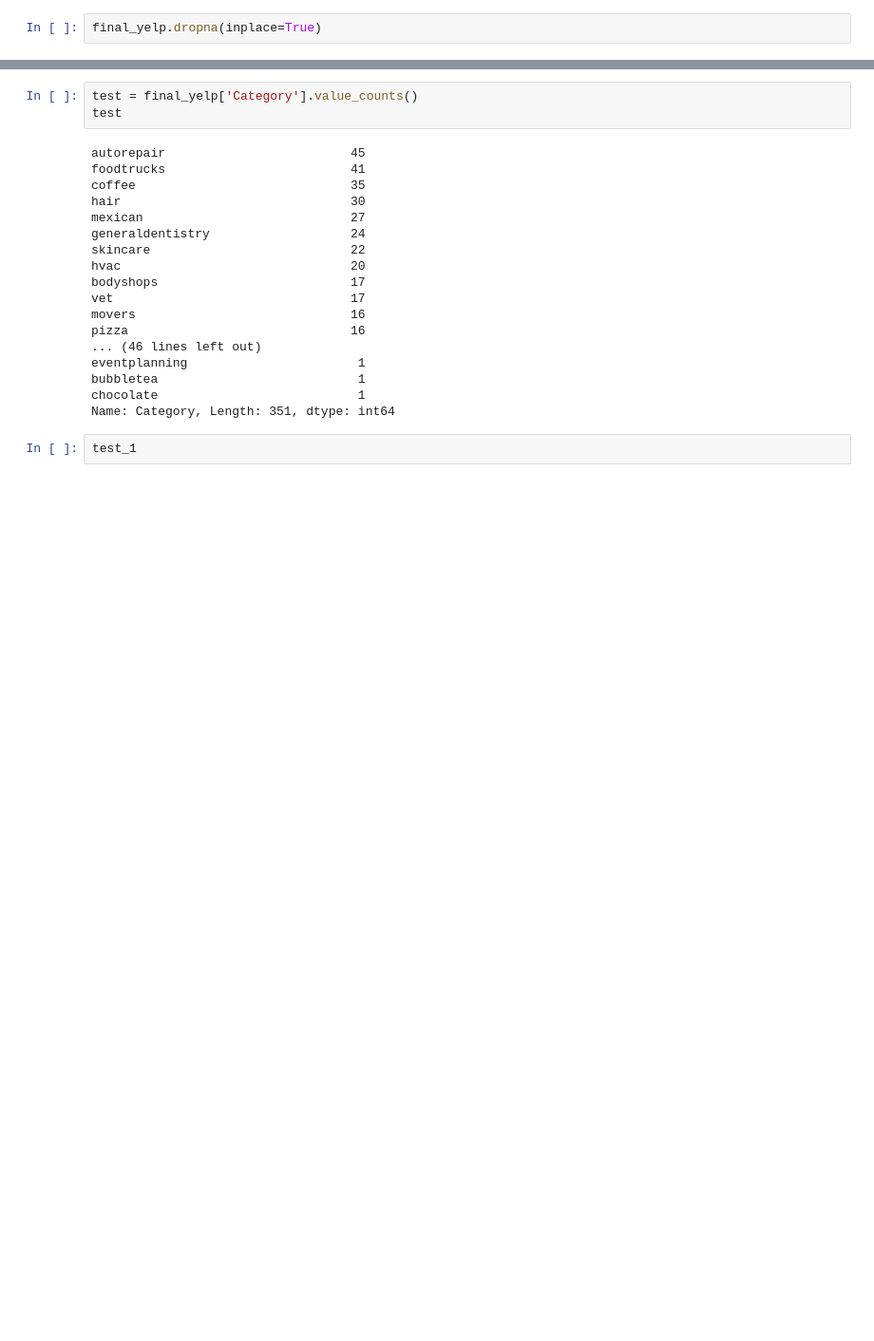
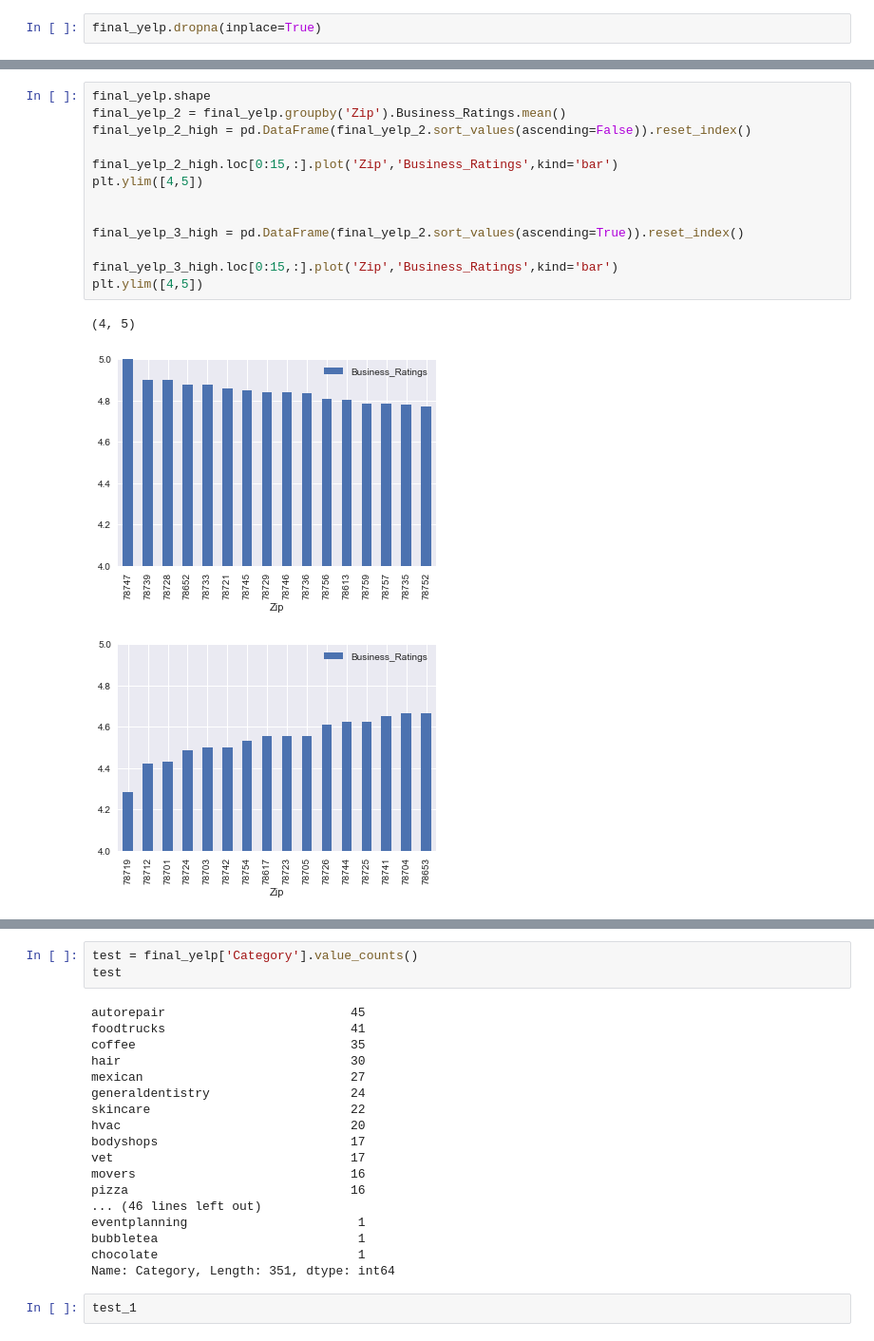
Before and after one commit to felzek/Crime-Review-Data-Analysis, a Jupyter notebook: Graphing.ipynb, the cells around one changed output, grey strips where cells are left out. Shown at 95% size. Cells and saved outputs as stored; diff of their text form; blank space fills up the shorter version.

```diff
--- a/Graphing.ipynb
+++ b/Graphing.ipynb
@@ -25,0 +68,17 @@ final_yelp.shape
+# %%
+final_yelp.shape
+final_yelp_2 = final_yelp.groupby('Zip').Business_Ratings.mean()
+final_yelp_2_high = pd.DataFrame(final_yelp_2.sort_values(ascending=False)).reset_index()
+
+final_yelp_2_high.loc[0:15,:].plot('Zip','Business_Ratings',kind='bar')
+plt.ylim([4,5])
+
+
+final_yelp_3_high = pd.DataFrame(final_yelp_2.sort_values(ascending=True)).reset_index()
+
+final_yelp_3_high.loc[0:15,:].plot('Zip','Business_Ratings',kind='bar')
+plt.ylim([4,5])
+# %% [output]
+(4, 5)
+[figure, added]
+[figure, added]
```
Also changed, not shown: parts of 8 cells of this notebook, 1 other file.
